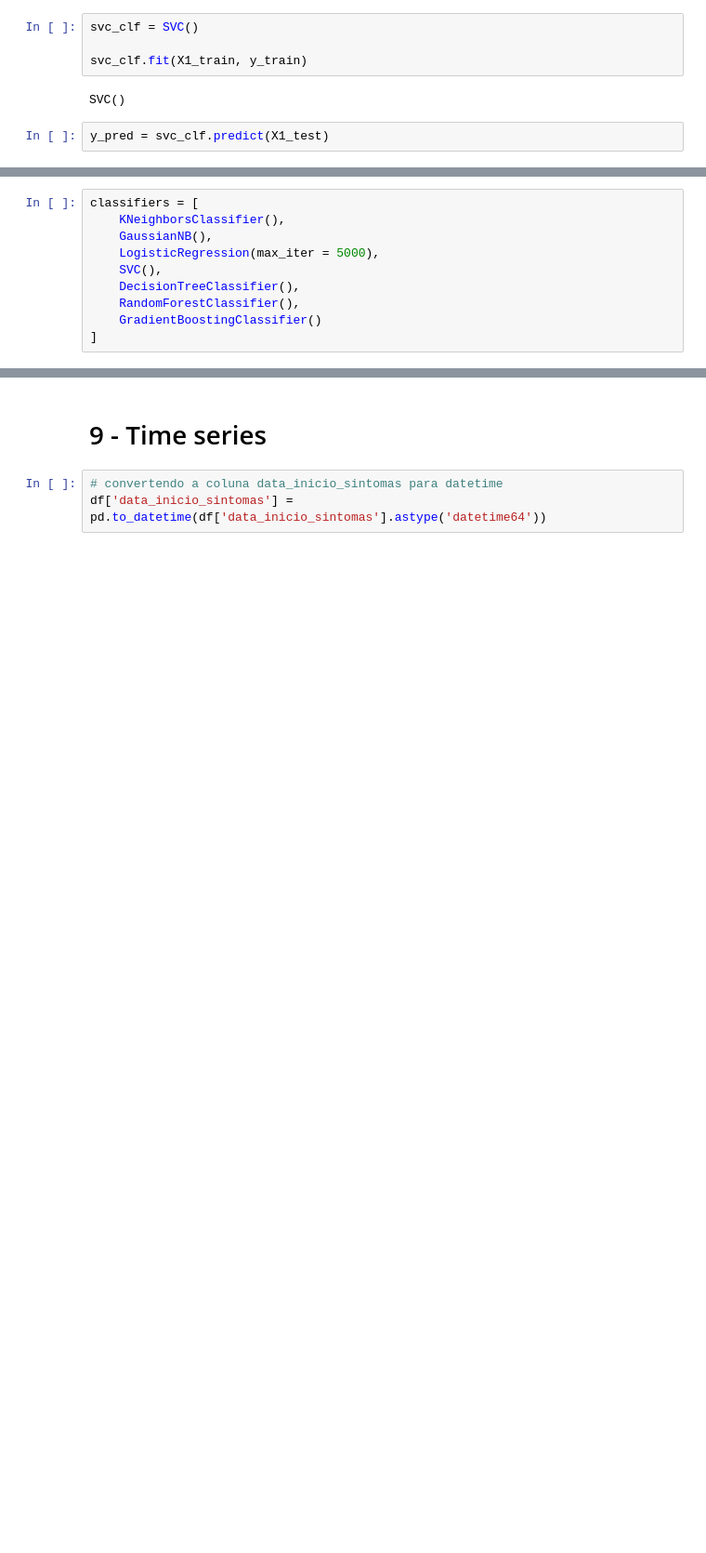
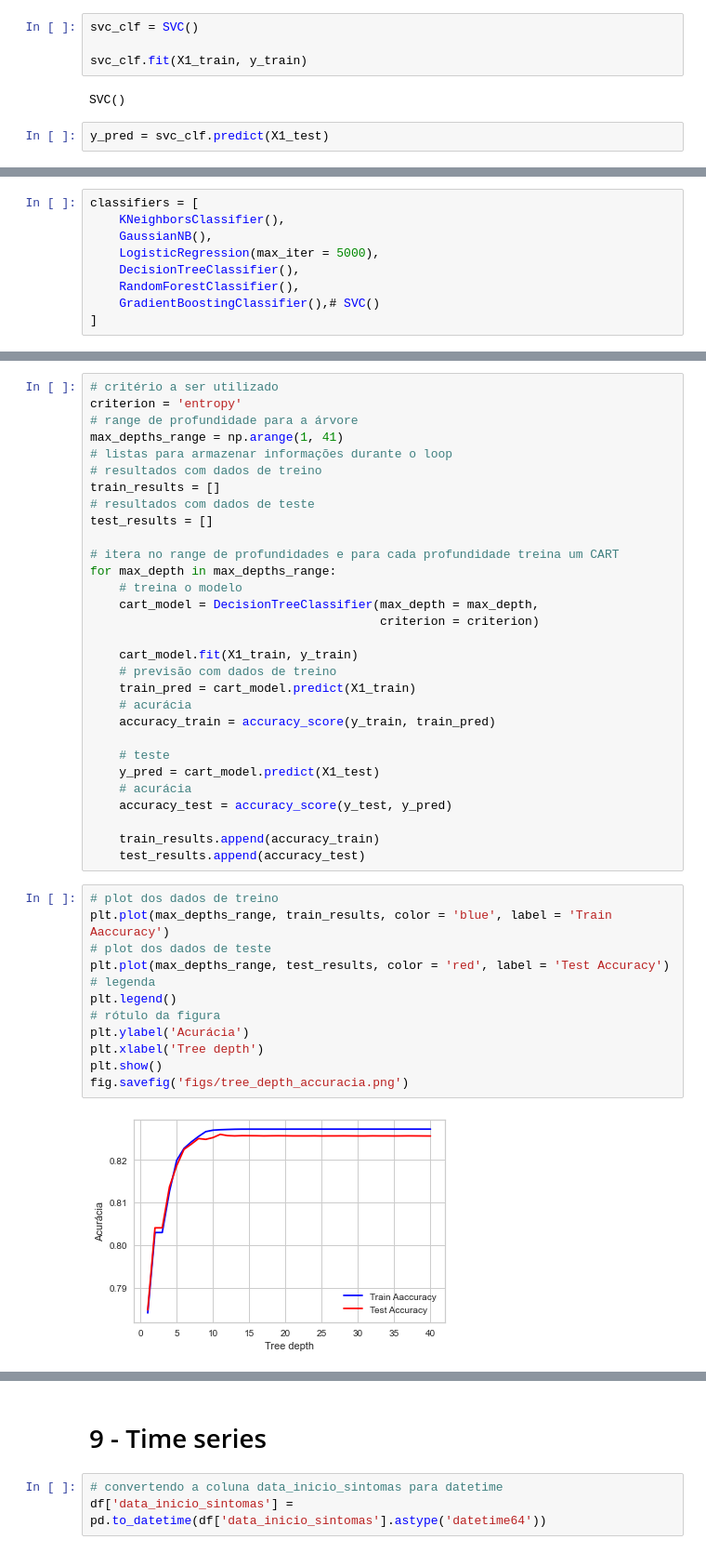
Before and after one commit to 1colete/dh_projeto_integrador, a Jupyter notebook: 3_modelagem.ipynb, the cells around one changed output, grey strips where cells are left out. Shown: that part at 93% size. Saved outputs shown, nothing was run; the diff lists cells and outputs as text; blank space fills up the shorter version.

```diff
--- a/3_modelagem.ipynb
+++ b/3_modelagem.ipynb
@@ -324,10 +319,9 @@ classifiers = [
     KNeighborsClassifier(),
     GaussianNB(),
     LogisticRegression(max_iter = 5000),
-    SVC(),
     DecisionTreeClassifier(),
     RandomForestClassifier(),
-    GradientBoostingClassifier()
+    GradientBoostingClassifier(),# SVC()
 ]
 # %%
 for clf in classifiers:
@@ -374,0 +428,44 @@ Recall: 0.8013393830984686
+# %%
+# critério a ser utilizado
+criterion = 'entropy'
+# range de profundidade para a árvore
+max_depths_range = np.arange(1, 41)
+# listas para armazenar informações durante o loop
+# resultados com dados de treino
+train_results = []
+# resultados com dados de teste
+test_results = []
+
+# itera no range de profundidades e para cada profundidade treina um CART
+for max_depth in max_depths_range:
+    # treina o modelo
+    cart_model = DecisionTreeClassifier(max_depth = max_depth,
+                                        criterion = criterion)
+
+    cart_model.fit(X1_train, y_train)
+    # previsão com dados de treino
+    train_pred = cart_model.predict(X1_train)
+    # acurácia
+    accuracy_train = accuracy_score(y_train, train_pred)
+
+    # teste
+    y_pred = cart_model.predict(X1_test)
+    # acurácia
+    accuracy_test = accuracy_score(y_test, y_pred)
+
+    train_results.append(accuracy_train)
+    test_results.append(accuracy_test)
+# %%
+# plot dos dados de treino
+plt.plot(max_depths_range, train_results, color = 'blue', label = 'Train Aaccuracy')
+# plot dos dados de teste
+plt.plot(max_depths_range, test_results, color = 'red', label = 'Test Accuracy')
+# legenda
+plt.legend()
+# rótulo da figura
+plt.ylabel('Acurácia')
+plt.xlabel('Tree depth')
+plt.show()
+fig.savefig('figs/tree_depth_accuracia.png')
+# %% [output]
+[figure, added]
```
Also changed, not shown: parts of 50 cells of this notebook, 3 other files.
